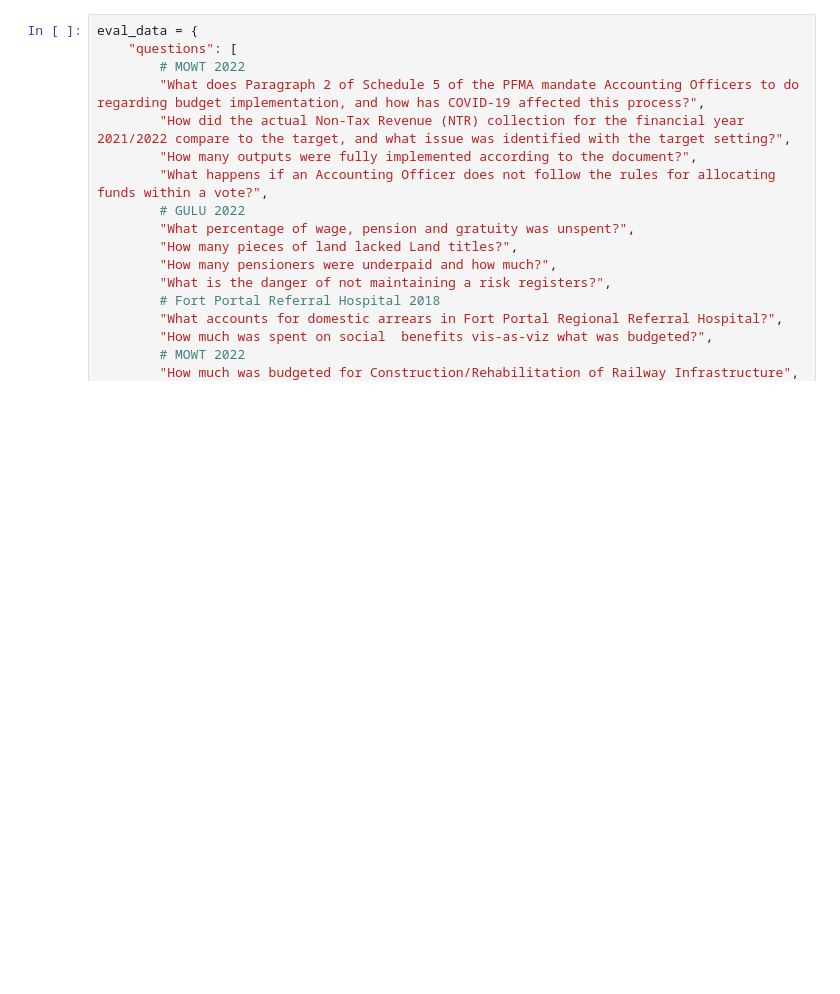
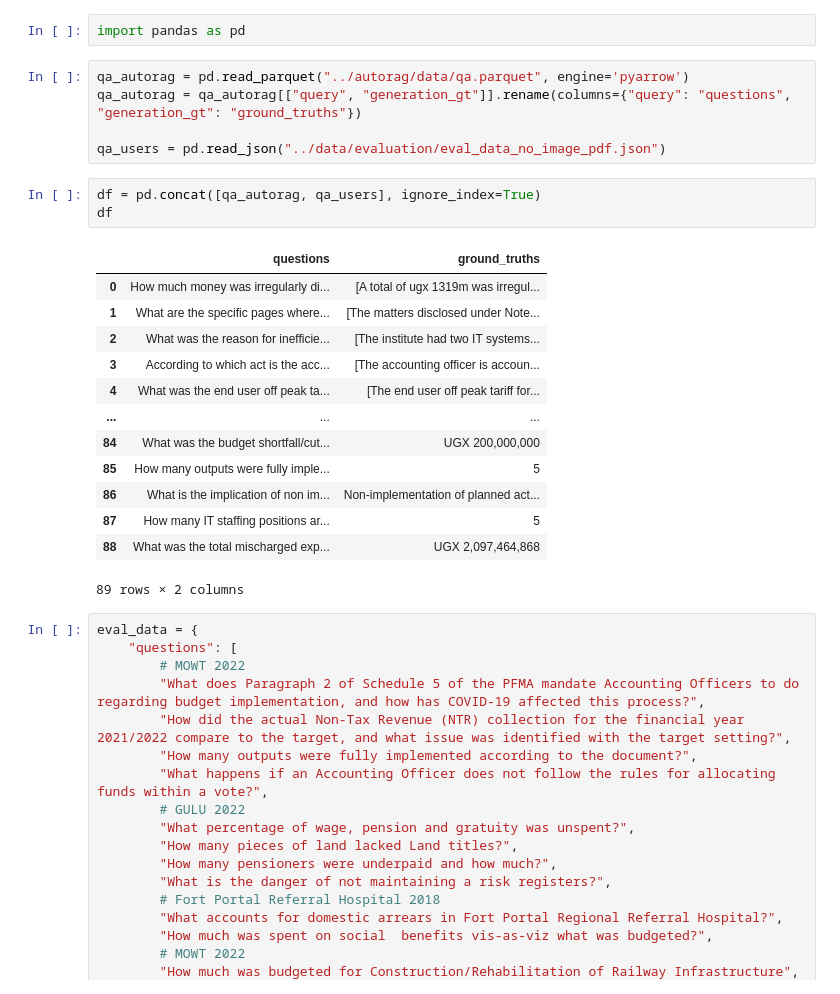
Before and after one commit to jonas-nothnagel/rag-pipelines, a Jupyter notebook: notebooks/build_test_data.ipynb, the cells around one changed output. Drawn from its saved outputs; the diff is of its cells as text; blank space fills up the shorter version.

```diff
--- a/notebooks/build_test_data.ipynb
+++ b/notebooks/build_test_data.ipynb
@@ -1,3 +1,27 @@
+# %%
+import pandas as pd
+# %%
+qa_autorag = pd.read_parquet("../autorag/data/qa.parquet", engine='pyarrow')
+qa_autorag = qa_autorag[["query", "generation_gt"]].rename(columns={"query": "questions", "generation_gt": "ground_truths"})
+
+qa_users = pd.read_json("../data/evaluation/eval_data_no_image_pdf.json")
+# %%
+df = pd.concat([qa_autorag, qa_users], ignore_index=True)
+df
+# %% [output]
+|  | questions | ground_truths |
+| 0 | How much money was irregularly di... | [A total of ugx 1319m was irregul... |
+| 1 | What are the specific pages where... | [The matters disclosed under Note... |
+| 2 | What was the reason for inefficie... | [The institute had two IT systems... |
+| 3 | According to which act is the acc... | [The accounting officer is accoun... |
+| 4 | What was the end user off peak ta... | [The end user off peak tariff for... |
+| ... | ... | ... |
+| 84 | What was the budget shortfall/cut... | UGX 200,000,000 |
+| 85 | How many outputs were fully imple... | 5 |
+| 86 | What is the implication of non im... | Non-implementation of planned act... |
+| 87 | How many IT staffing positions ar... | 5 |
+| 88 | What was the total mischarged exp... | UGX 2,097,464,868 |
+89 rows × 2 columns
 # %%
 eval_data = {
     "questions": [
```
Also changed, not shown: 10 other files.
